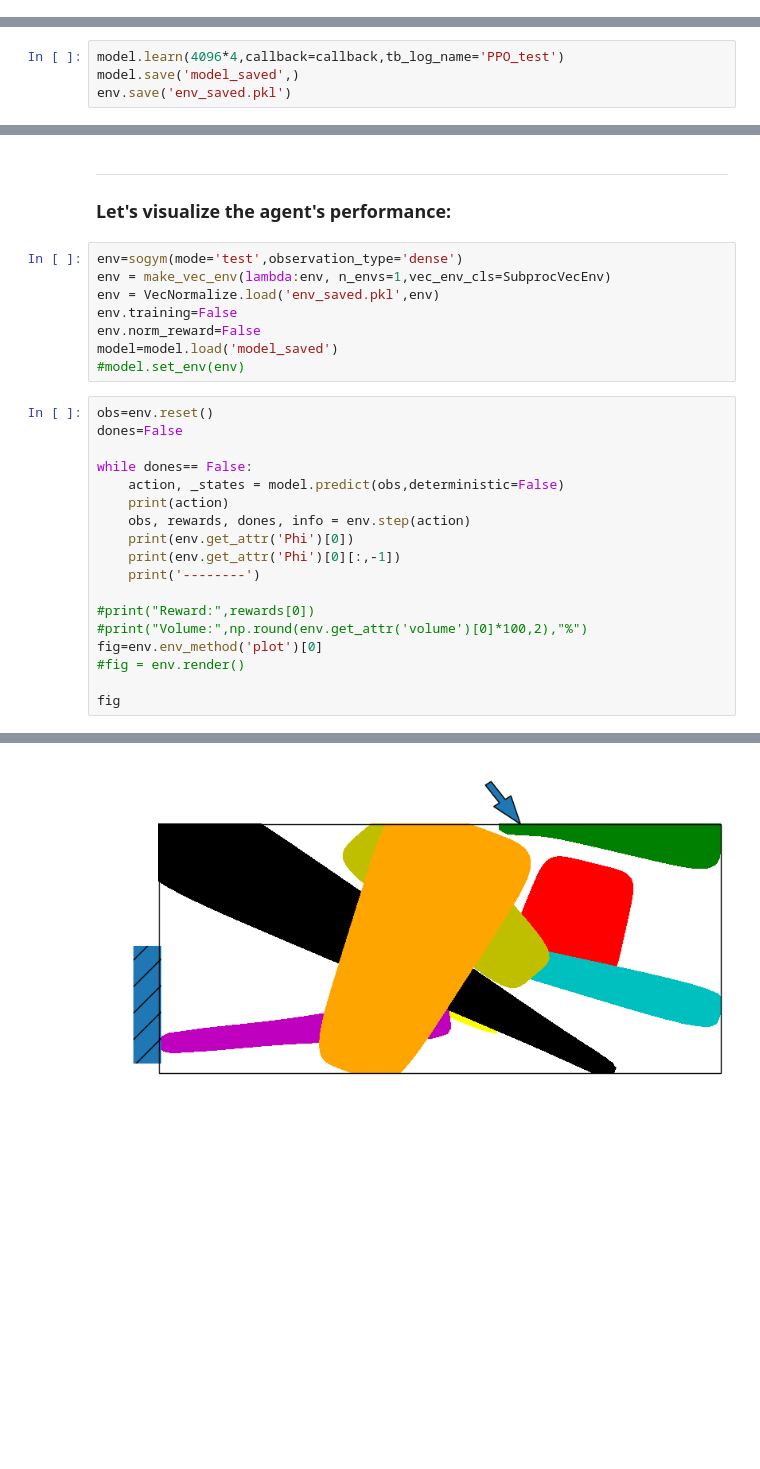
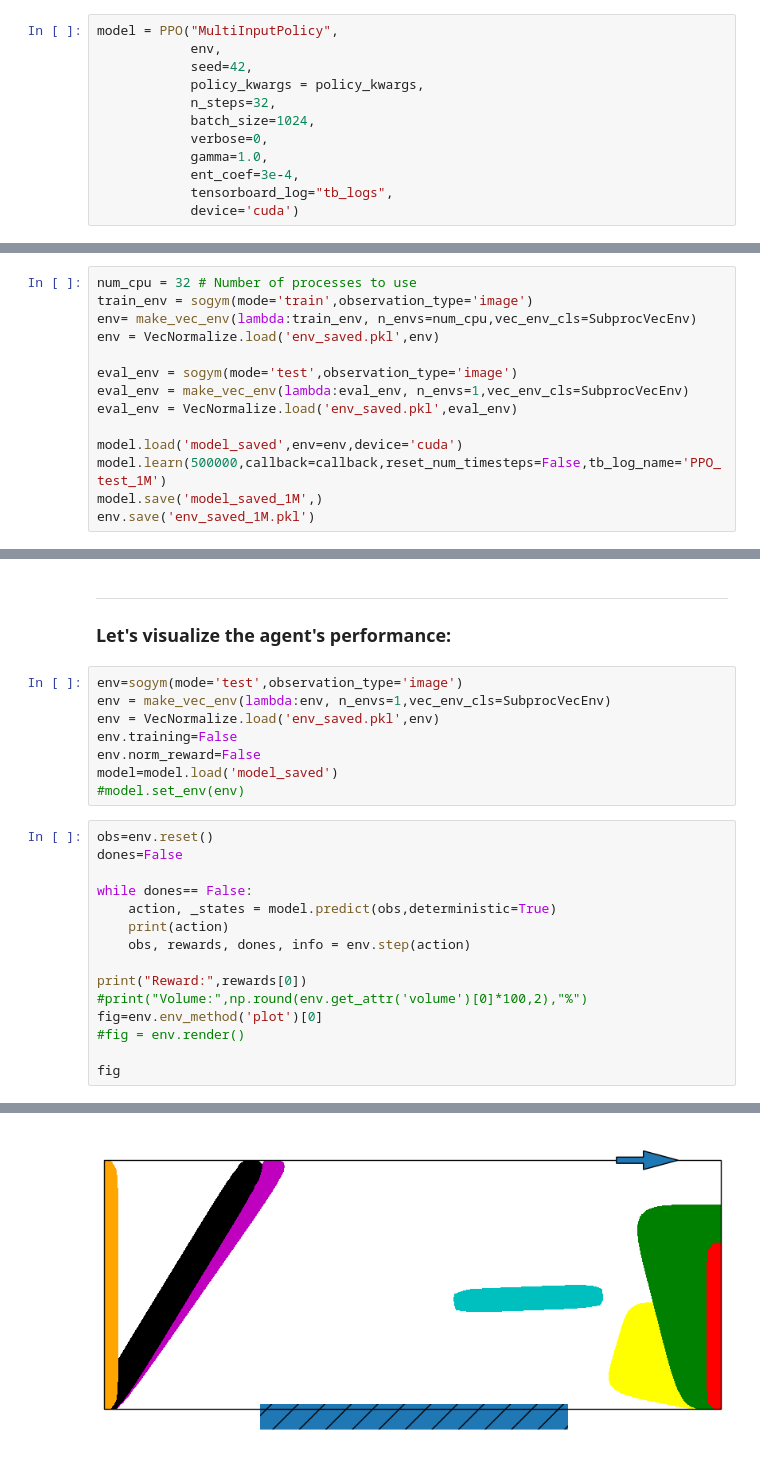
Before and after one commit to ThomasRochefortB/sogym, a Jupyter notebook: tutorial.ipynb, the cells around one changed output, grey strips where cells are left out. Drawn from its saved outputs; the diff is of its cells as text; blank space fills up the shorter version.

```diff
--- a/tutorial.ipynb
+++ b/tutorial.ipynb
@@ -95,7 +173,15 @@ model = PPO("MultiInputPolicy",
+# %%
+model = PPO("MultiInputPolicy",
+            env,
+            seed=42,
+            policy_kwargs = policy_kwargs,
+            n_steps=32,
+            batch_size=1024,
+            verbose=0,
+            gamma=1.0,
+            ent_coef=3e-4,
+            tensorboard_log="tb_logs",
+            device='cuda')
 # %% [markdown]
 ---
 ### Training
-# %%
-model.learn(4096*4,callback=callback,tb_log_name='PPO_test')
-model.save('model_saved',)
-env.save('env_saved.pkl')
@@ -118,0 +192,14 @@ New best mean reward!
+# %%
+num_cpu = 32 # Number of processes to use
+train_env = sogym(mode='train',observation_type='image')
+env= make_vec_env(lambda:train_env, n_envs=num_cpu,vec_env_cls=SubprocVecEnv)
+env = VecNormalize.load('env_saved.pkl',env)
+
+eval_env = sogym(mode='test',observation_type='image')
+eval_env = make_vec_env(lambda:eval_env, n_envs=1,vec_env_cls=SubprocVecEnv)
+eval_env = VecNormalize.load('env_saved.pkl',eval_env)
+
+model.load('model_saved',env=env,device='cuda')
+model.learn(500000,callback=callback,reset_num_timesteps=False,tb_log_name='PPO_test_1M')
+model.save('model_saved_1M',)
+env.save('env_saved_1M.pkl')
@@ -120,7 +212,7 @@ New best mean reward!
 ---
 ### Let's visualize the agent's performance:
 # %%
-env=sogym(mode='test',observation_type='dense')
+env=sogym(mode='test',observation_type='image')
 env = make_vec_env(lambda:env, n_envs=1,vec_env_cls=SubprocVecEnv)
 env = VecNormalize.load('env_saved.pkl',env)
 env.training=False
@@ -132,14 +224,11 @@ obs=env.reset()
 dones=False
 
 while dones== False:
-    action, _states = model.predict(obs,deterministic=False)
+    action, _states = model.predict(obs,deterministic=True)
     print(action)
     obs, rewards, dones, info = env.step(action)
-    print(env.get_attr('Phi')[0])
-    print(env.get_attr('Phi')[0][:,-1])
-    print('--------')
 
-#print("Reward:",rewards[0])
+print("Reward:",rewards[0])
 #print("Volume:",np.round(env.get_attr('volume')[0]*100,2),"%")
 fig=env.env_method('plot')[0]
 #fig = env.render()
@@ -166,2 +247,2 @@ fig
-[figure, old version]
+[figure, new version]
 # %%
```
Also changed, not shown: parts of 11 cells of this notebook.
